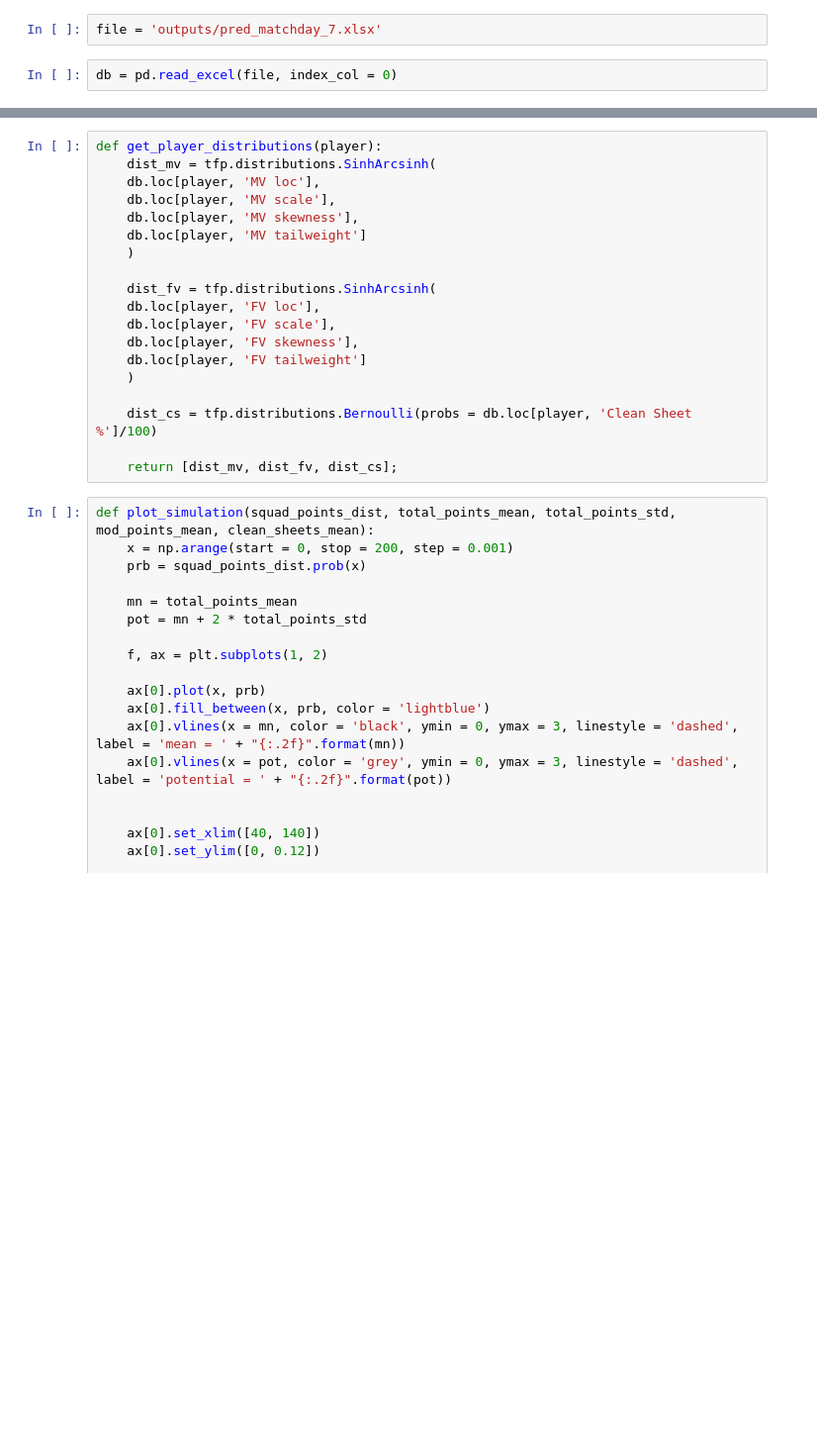
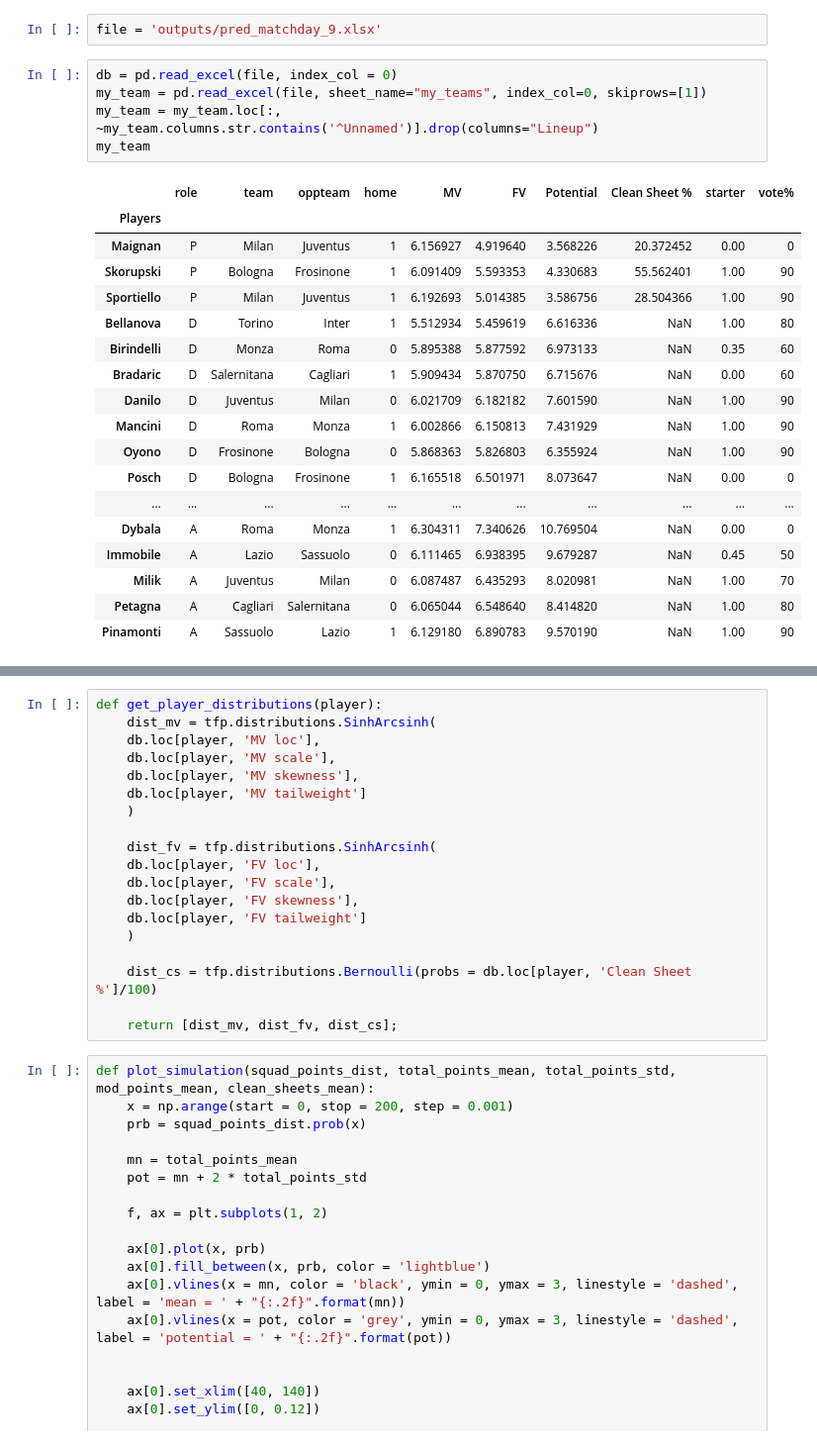
Before and after one commit to peppehermes/fantabeto, a Jupyter notebook: 7_lineup_simulation.ipynb, the cells around one changed output, grey strips where cells are left out. Shown at 99% size. Drawn from its saved outputs; the diff is of its cells as text; blank space fills up the shorter version.

```diff
--- a/7_lineup_simulation.ipynb
+++ b/7_lineup_simulation.ipynb
@@ -20,7 +11,29 @@ To enable the following instructions: AVX2, in other operations, rebuild TensorF
 # %%
-file = 'outputs/pred_matchday_7.xlsx'
+file = 'outputs/pred_matchday_9.xlsx'
-# %%
-db = pd.read_excel(file, index_col = 0)
+# %%
+db = pd.read_excel(file, index_col = 0)
+my_team = pd.read_excel(file, sheet_name="my_teams", index_col=0, skiprows=[1])
+my_team = my_team.loc[:, ~my_team.columns.str.contains('^Unnamed')].drop(columns="Lineup")
+my_team
+# %% [output]
+|  | role | team | oppteam | home | MV | FV | Potential | Clean Sheet % | starter | vote% |
+| Players |  |  |  |  |  |  |  |  |  |  |
+| Maignan | P | Milan | Juventus | 1 | 6.156927 | 4.919640 | 3.568226 | 20.372452 | 0.00 | 0 |
+| Skorupski | P | Bologna | Frosinone | 1 | 6.091409 | 5.593353 | 4.330683 | 55.562401 | 1.00 | 90 |
+| Sportiello | P | Milan | Juventus | 1 | 6.192693 | 5.014385 | 3.586756 | 28.504366 | 1.00 | 90 |
+| Bellanova | D | Torino | Inter | 1 | 5.512934 | 5.459619 | 6.616336 | NaN | 1.00 | 80 |
+| Birindelli | D | Monza | Roma | 0 | 5.895388 | 5.877592 | 6.973133 | NaN | 0.35 | 60 |
+| Bradaric | D | Salernitana | Cagliari | 1 | 5.909434 | 5.870750 | 6.715676 | NaN | 0.00 | 60 |
+| Danilo | D | Juventus | Milan | 0 | 6.021709 | 6.182182 | 7.601590 | NaN | 1.00 | 90 |
+| Mancini | D | Roma | Monza | 1 | 6.002866 | 6.150813 | 7.431929 | NaN | 1.00 | 90 |
+| Oyono | D | Frosinone | Bologna | 0 | 5.868363 | 5.826803 | 6.355924 | NaN | 1.00 | 90 |
+| Posch | D | Bologna | Frosinone | 1 | 6.165518 | 6.501971 | 8.073647 | NaN | 0.00 | 0 |
+| ... | ... | ... | ... | ... | ... | ... | ... | ... | ... | ... |
+| Dybala | A | Roma | Monza | 1 | 6.304311 | 7.340626 | 10.769504 | NaN | 0.00 | 0 |
+| Immobile | A | Lazio | Sassuolo | 0 | 6.111465 | 6.938395 | 9.679287 | NaN | 0.45 | 50 |
+| Milik | A | Juventus | Milan | 0 | 6.087487 | 6.435293 | 8.020981 | NaN | 1.00 | 70 |
+| Petagna | A | Cagliari | Salernitana | 0 | 6.065044 | 6.548640 | 8.414820 | NaN | 1.00 | 80 |
+| Pinamonti | A | Sassuolo | Lazio | 1 | 6.129180 | 6.890783 | 9.570190 | NaN | 1.00 | 90 |
 # %%
 db
 # %% [output]
```
Also changed, not shown: parts of 11 cells of this notebook, 14 other files.
